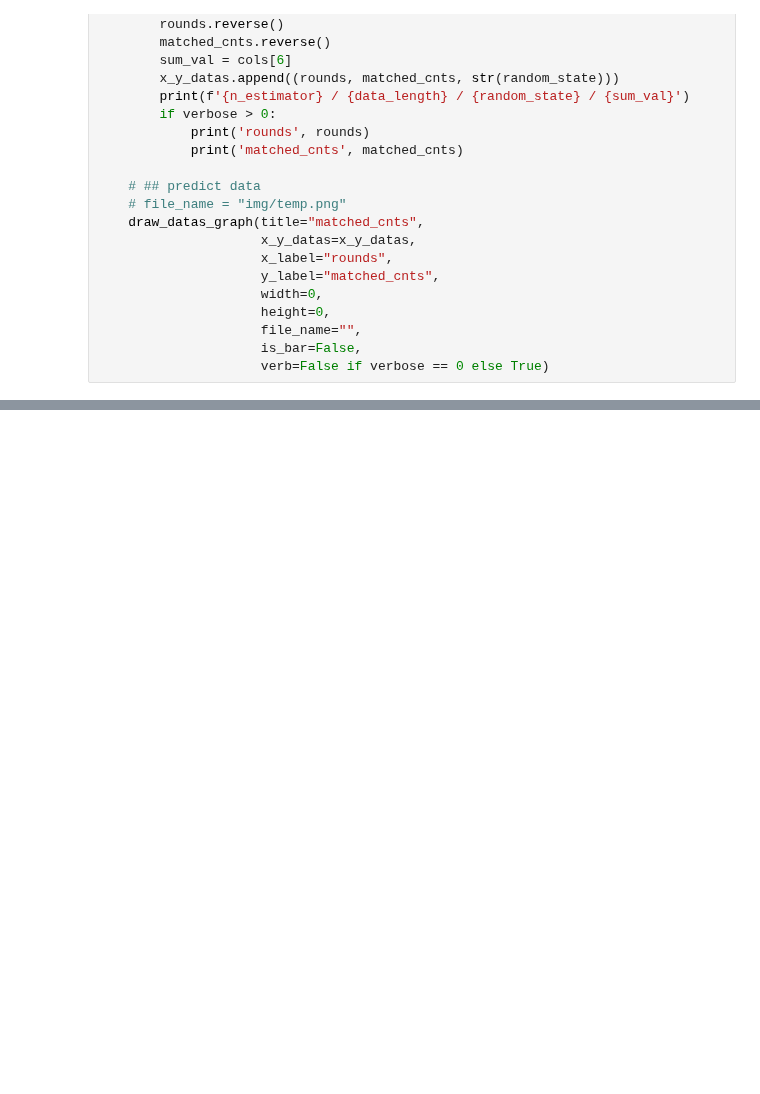
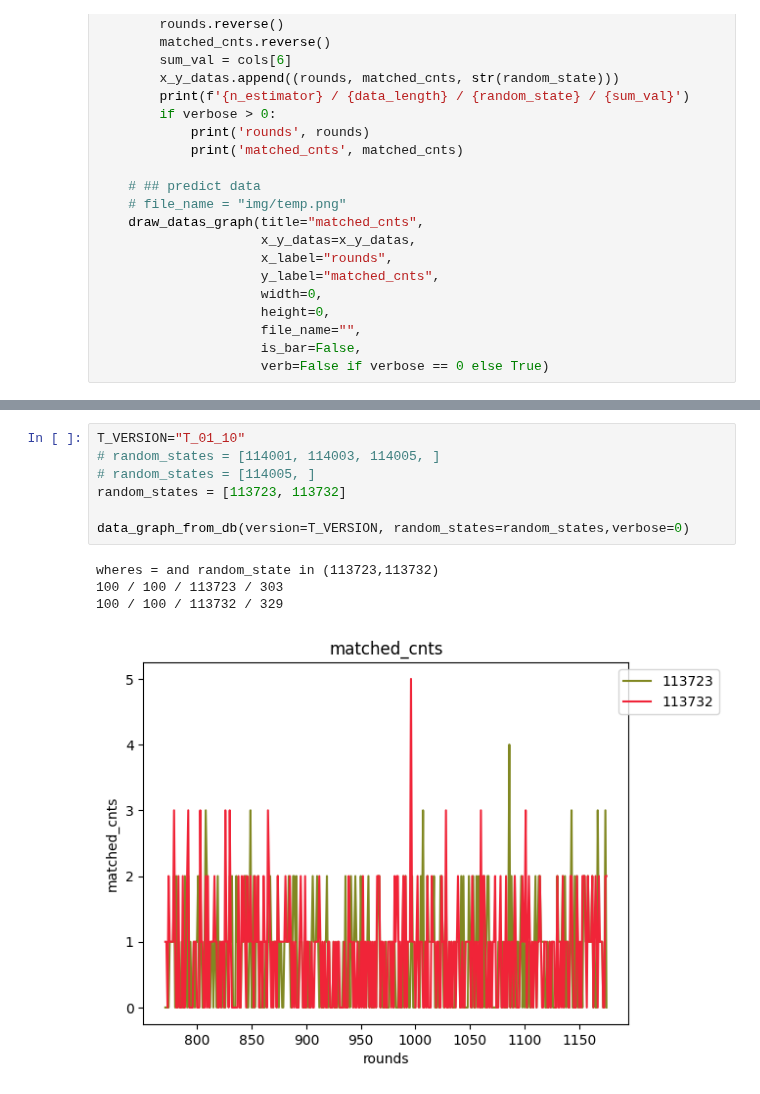
Before and after one commit to swhors/LSTM_Analyze, a Jupyter notebook: foresttrans/Analyze_book05.ipynb, the cells around one changed output, grey strips where cells are left out. Cells and saved outputs as stored; diff of their text form; blank space fills up the shorter version.

Commit message:
update new data

```diff
--- a/foresttrans/Analyze_book05.ipynb
+++ b/foresttrans/Analyze_book05.ipynb
@@ -347,0 +346,12 @@ wheres = and random_state in (113722,113723,113724,113725,113726,113727,113728,1
+# %%
+T_VERSION="T_01_10"
+# random_states = [114001, 114003, 114005, ]
+# random_states = [114005, ]
+random_states = [113723, 113732]
+
+data_graph_from_db(version=T_VERSION, random_states=random_states,verbose=0)
+# %% [output]
+wheres = and random_state in (113723,113732)
+100 / 100 / 113723 / 303
+100 / 100 / 113732 / 329
+[figure, added]
```
Also changed, not shown: parts of 1 cell of this notebook, 1 other file.
